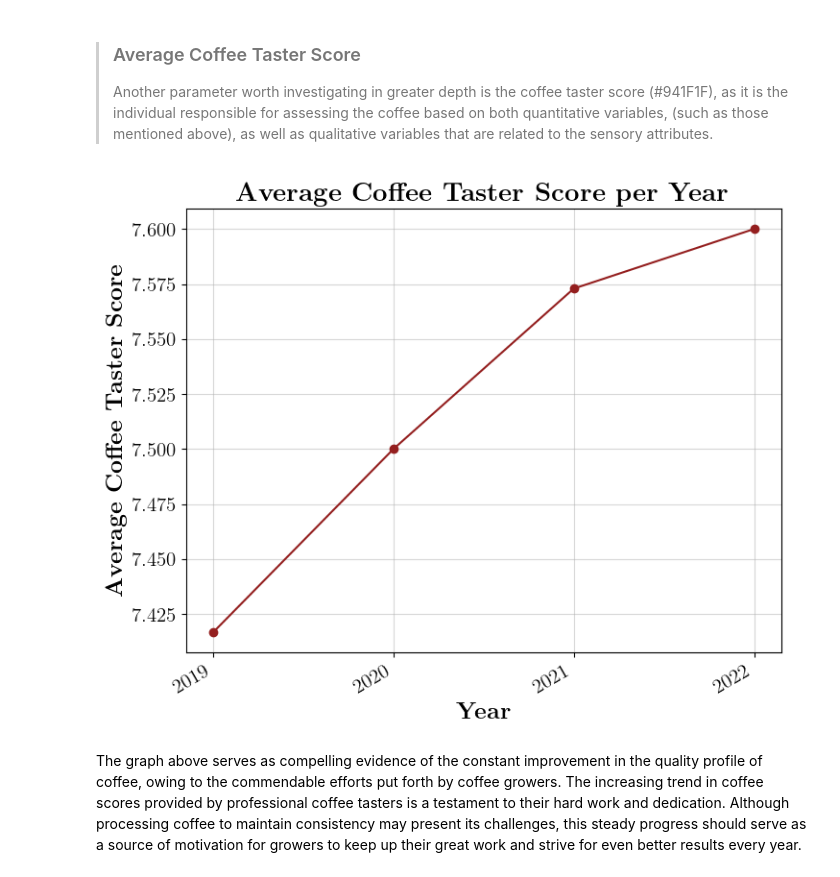
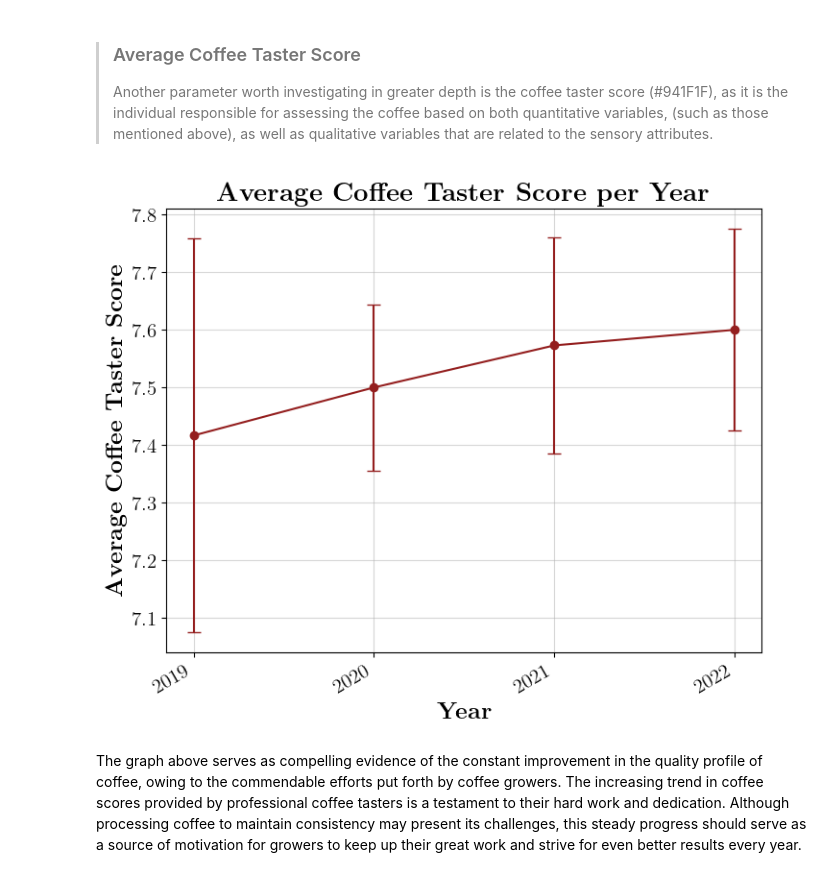
Before and after one commit to SRam3/Coffee_flavors_analyzer, a Jupyter notebook: notebooks/data_analysis.ipynb, the cells around one changed output. Drawn from its saved outputs; the diff is of its cells as text; code cells hidden in the pictures.

```diff
--- a/notebooks/data_analysis.ipynb
+++ b/notebooks/data_analysis.ipynb
@@ -216,18 +205,19 @@ On the other side, the average Coffee Taster Score from the years 2019 to 2022 i
 # %%
 coffee_taster_score = coffee_data[["Fecha", "Puntaje Catador"]].sort_values("Fecha")
 coffee_taster_score["Fecha"] = pd.to_datetime(coffee_taster_score["Fecha"], format='%d/%m/%Y')
-coffee_taster_score = coffee_taster_score.groupby(coffee_taster_score["Fecha"].dt.year)["Puntaje Catador"].mean()
+coffee_taster_score = coffee_taster_score.groupby(coffee_taster_score["Fecha"].dt.year)["Puntaje Catador"].agg(['mean', 'std'])
+
 plt.figure(figsize=(8,6))
-plt.plot(coffee_taster_score.index, coffee_taster_score.values, marker="o", color="#941F1F")
+plt.errorbar(coffee_taster_score.index, coffee_taster_score['mean'], yerr=coffee_taster_score['std'], marker="o", color="#941F1F", capsize=5)
 plt.title(r"\textbf{Average Coffee Taster Score per Year}", size=20)
 plt.xlabel(r"\textbf{Year}", size=18)
 plt.ylabel(r"\textbf{Average Coffee Taster Score}", size=18)
 plt.xticks(coffee_taster_score.index, rotation=30, ha="right", size=15)
 plt.yticks(size=15)
 plt.grid(axis="both", alpha=0.5)
 plt.show();
 # %% [output]
-[figure, old version]
+[figure, new version]
 # %% [markdown]
 The graph above serves as compelling evidence of the constant improvement in the quality profile of coffee, owing to the commendable efforts put forth by coffee growers. The increasing trend in coffee scores provided by professional coffee tasters is a testament to their hard work and dedication. Although processing coffee to maintain consistency may present its challenges, this steady progress should serve as a source of motivation for growers to keep up their great work and strive for even better results every year.
 # %% [markdown]
```
Also changed, not shown: parts of 3 cells of this notebook.
